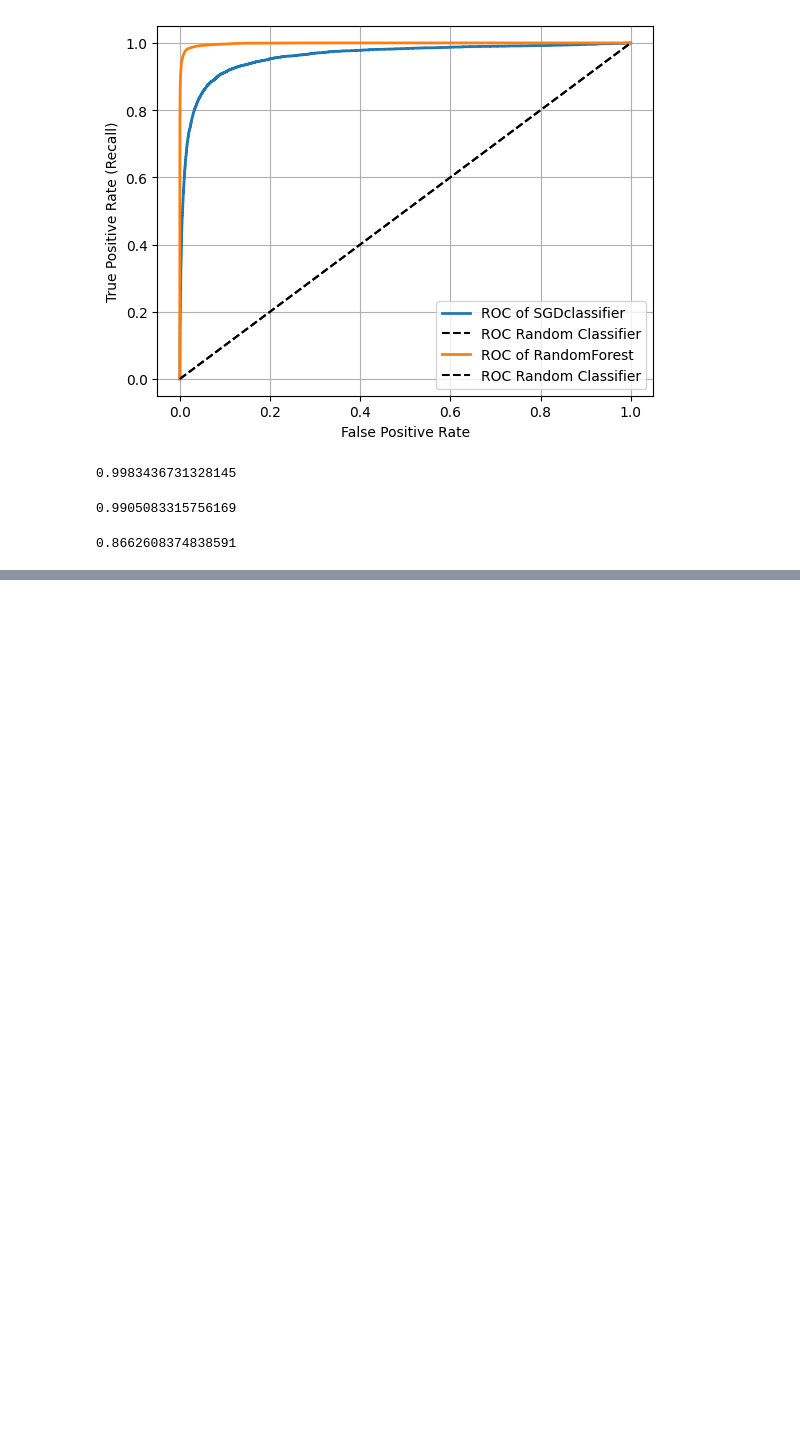
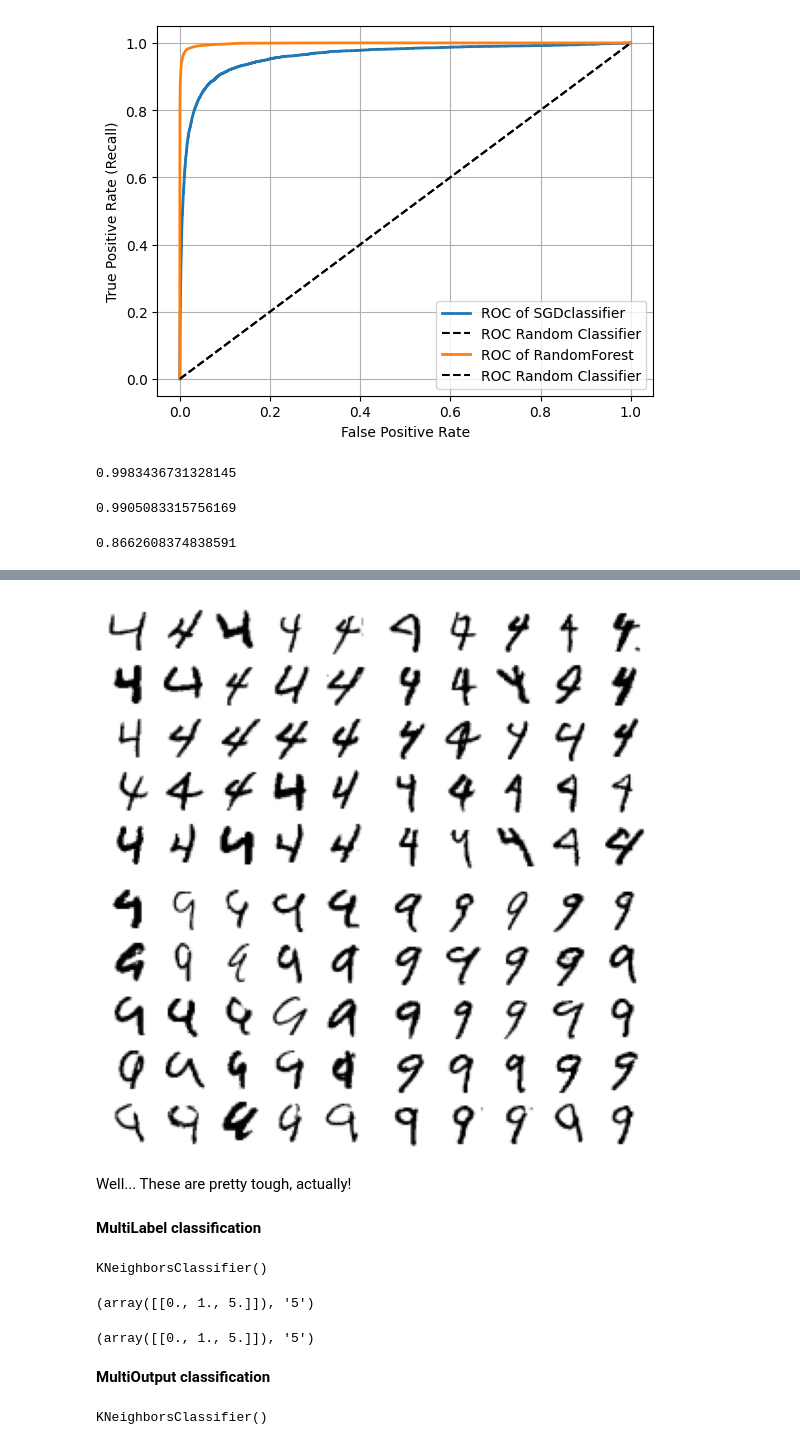
Before and after one commit to Cheslaff/HandsOnML, a Jupyter notebook: Part1Chapter3.ipynb, the cells around one changed output, grey strips where cells are left out. Drawn from its saved outputs; the diff is of its cells as text; code cells hidden in the pictures; blank space fills up the shorter version.

```diff
--- a/Part1Chapter3.ipynb
+++ b/Part1Chapter3.ipynb
@@ -267,0 +369,34 @@ recall_score(y_train_5, forest_pred)
+# %%
+def plot_digits(images, ax):
+    for i, image in enumerate(images[:25]):
+        row = i // 5
+        col = i % 5
+
+        ax_pos = [col / 5, 1 - (row + 1) / 5, 1 / 5, 1 / 5]
+        sub_ax = ax.inset_axes(ax_pos)
+        sub_ax.imshow(np.invert(image.reshape(28, 28)), cmap="gray")
+        sub_ax.axis("off")
+    ax.axis("off")
+# %%
+cl_a, cl_b = "4", "9"
+
+X_aa = X_train[(y_train == cl_a) & (y_train_pred == cl_a)]
+X_ab = X_train[(y_train == cl_a) & (y_train_pred == cl_b)]
+X_ba = X_train[(y_train == cl_b) & (y_train_pred == cl_a)]
+X_bb = X_train[(y_train == cl_b) & (y_train_pred == cl_b)]
+
+fig, axes = plt.subplots(2, 2, figsize=(8, 8))
+
+plot_digits(X_aa, axes[0, 0])
+plot_digits(X_ab, axes[0, 1])
+plot_digits(X_ba, axes[1, 0])
+plot_digits(X_bb, axes[1, 1])
+
+plt.tight_layout()
+plt.show()
+# %% [output]
+[figure, added]
+# %% [markdown]
+Well... These are pretty tough, actually!
+# %% [markdown]
+**MultiLabel classification**
@@ -267,0 +409,20 @@ recall_score(y_train_5, forest_pred)
+# %%
+knn_clf = KNeighborsClassifier()
+knn_clf.fit(X_train, y_multilabel)
+# %% [output]
+KNeighborsClassifier()
+# %%
+# [0, 1, 5] - not large, odd, it's a 5
+knn_clf.predict([X_train[0]]), y_train[0]
+# %% [output]
+(array([[0., 1., 5.]]), '5')
+# %%
+from sklearn.ensemble import RandomForestClassifier
+rf_clf = RandomForestClassifier()
+rf_clf.fit(X_train, y_multilabel)
+# [0, 1, 5] - not large, odd, it's a 5
+rf_clf.predict([X_train[0]]), y_train[0]
+# %% [output]
+(array([[0., 1., 5.]]), '5')
+# %% [markdown]
+**MultiOutput classification**
@@ -267,0 +436,4 @@ recall_score(y_train_5, forest_pred)
+# %%
+knn_clf.fit(X_train_mod, y_train_mod)
+# %% [output]
+KNeighborsClassifier()
```
Also changed, not shown: parts of 25 cells of this notebook.
